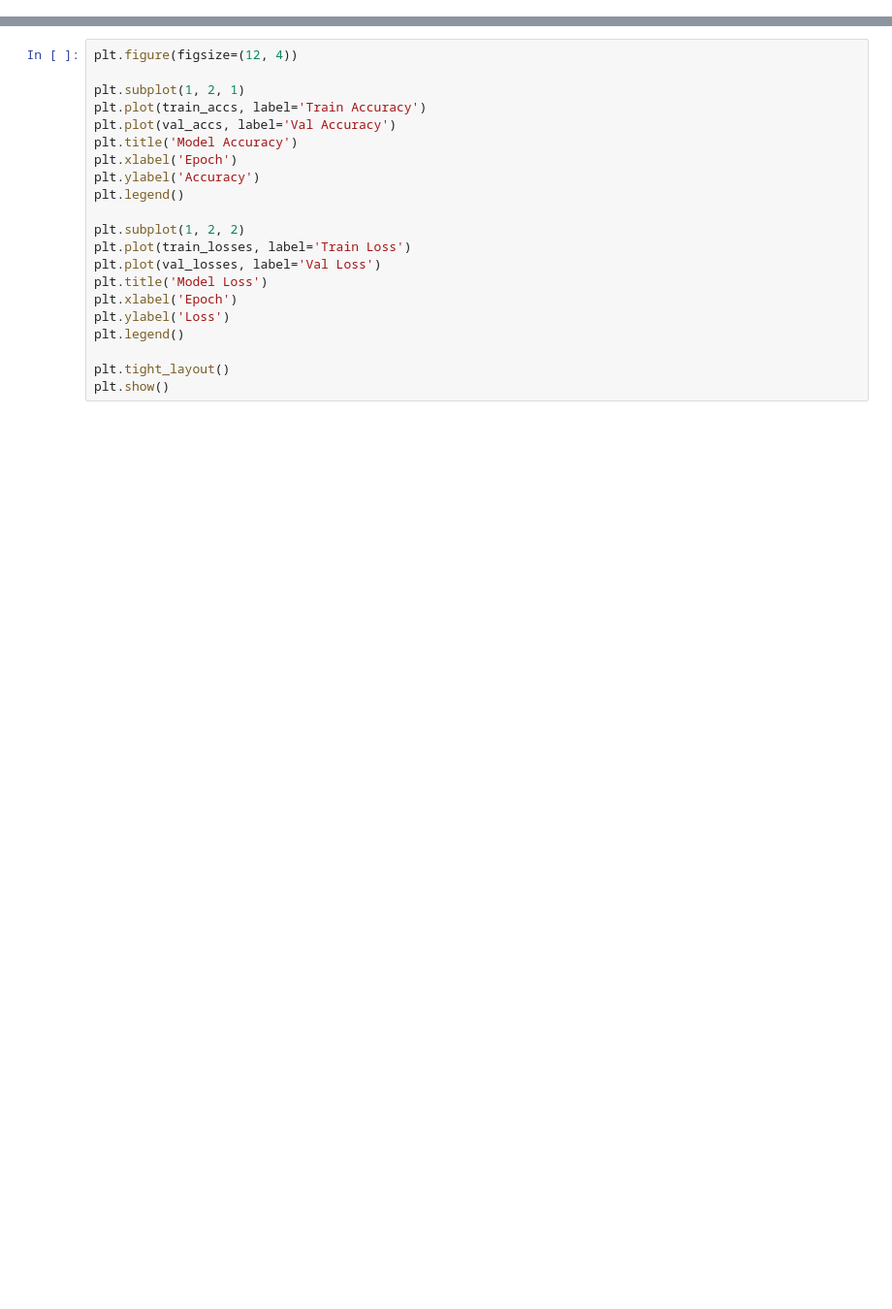
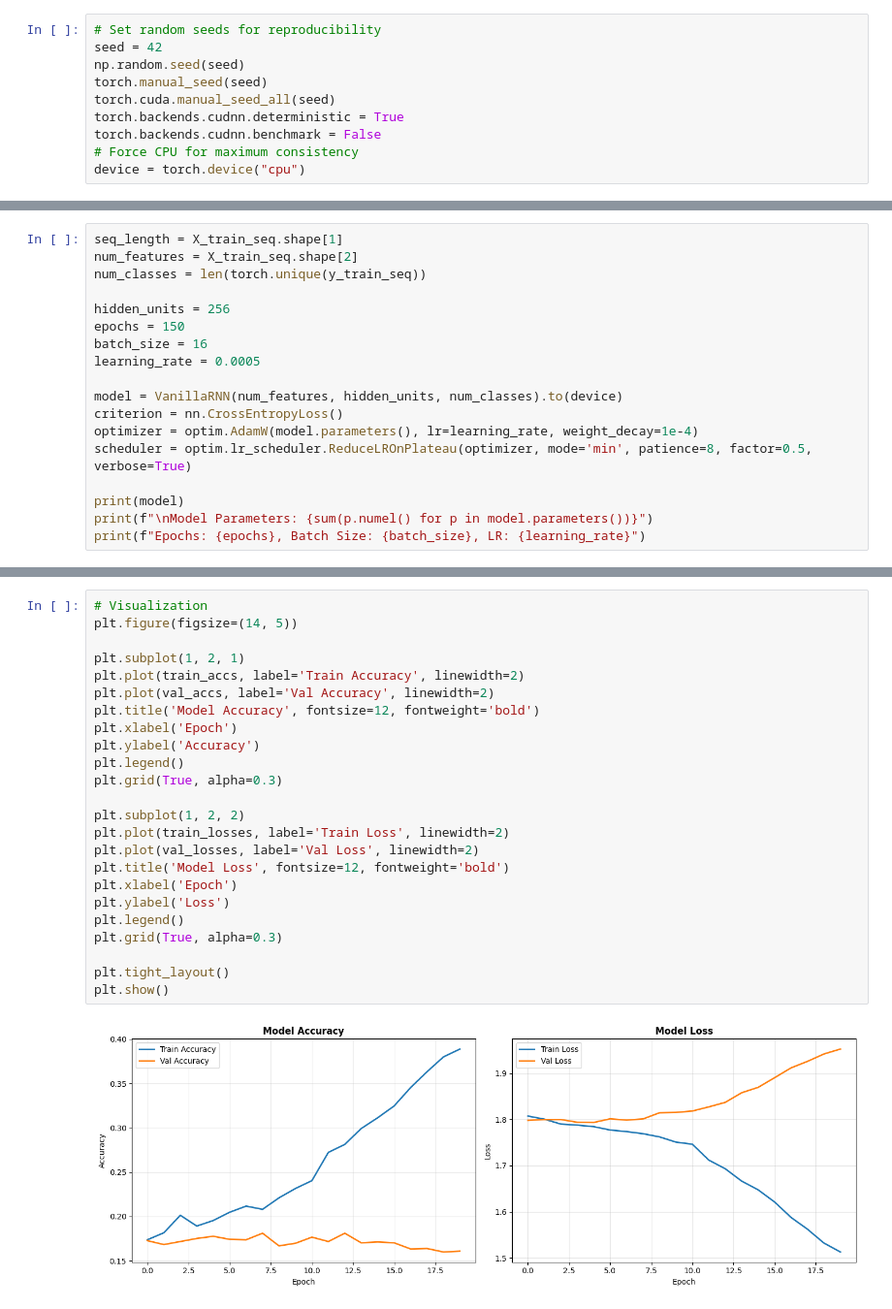
Before and after one commit to amirzon10/deep-learning-techniques-comparison-rnn-tcn, a Jupyter notebook: HAR_VanillaRNN_PyTorch.ipynb, the cells around one changed output, grey strips where cells are left out. Shown at 97% size. Saved outputs shown, nothing was run; the diff lists cells and outputs as text; blank space fills up the shorter version.

```diff
--- a/HAR_VanillaRNN_PyTorch.ipynb
+++ b/HAR_VanillaRNN_PyTorch.ipynb
@@ -34,0 +13,10 @@ print(f"Device: {device}")
+# %%
+# Set random seeds for reproducibility
+seed = 42
+np.random.seed(seed)
+torch.manual_seed(seed)
+torch.cuda.manual_seed_all(seed)
+torch.backends.cudnn.deterministic = True
+torch.backends.cudnn.benchmark = False
+# Force CPU for maximum consistency
+device = torch.device("cpu")
@@ -68,0 +278,18 @@ print(model)
+# %%
+seq_length = X_train_seq.shape[1]
+num_features = X_train_seq.shape[2]
+num_classes = len(torch.unique(y_train_seq))
+
+hidden_units = 256
+epochs = 150
+batch_size = 16
+learning_rate = 0.0005
+
+model = VanillaRNN(num_features, hidden_units, num_classes).to(device)
+criterion = nn.CrossEntropyLoss()
+optimizer = optim.AdamW(model.parameters(), lr=learning_rate, weight_decay=1e-4)
+scheduler = optim.lr_scheduler.ReduceLROnPlateau(optimizer, mode='min', patience=8, factor=0.5, verbose=True)
+
+print(model)
+print(f"\nModel Parameters: {sum(p.numel() for p in model.parameters())}")
+print(f"Epochs: {epochs}, Batch Size: {batch_size}, LR: {learning_rate}")
@@ -144,21 +432,26 @@ print(f"\nClassification Report:\n{classification_report(y_test_list, y_pred_lis
 # %%
-plt.figure(figsize=(12, 4))
+# Visualization
+plt.figure(figsize=(14, 5))
 
 plt.subplot(1, 2, 1)
-plt.plot(train_accs, label='Train Accuracy')
-plt.plot(val_accs, label='Val Accuracy')
-plt.title('Model Accuracy')
+plt.plot(train_accs, label='Train Accuracy', linewidth=2)
+plt.plot(val_accs, label='Val Accuracy', linewidth=2)
+plt.title('Model Accuracy', fontsize=12, fontweight='bold')
 plt.xlabel('Epoch')
 plt.ylabel('Accuracy')
 plt.legend()
+plt.grid(True, alpha=0.3)
 
 plt.subplot(1, 2, 2)
-plt.plot(train_losses, label='Train Loss')
-plt.plot(val_losses, label='Val Loss')
-plt.title('Model Loss')
+plt.plot(train_losses, label='Train Loss', linewidth=2)
+plt.plot(val_losses, label='Val Loss', linewidth=2)
+plt.title('Model Loss', fontsize=12, fontweight='bold')
 plt.xlabel('Epoch')
 plt.ylabel('Loss')
 plt.legend()
+plt.grid(True, alpha=0.3)
 
 plt.tight_layout()
 plt.show()
+# %% [output]
+[figure, added]
```
Also changed, not shown: parts of 27 cells of this notebook, 4 other files.
